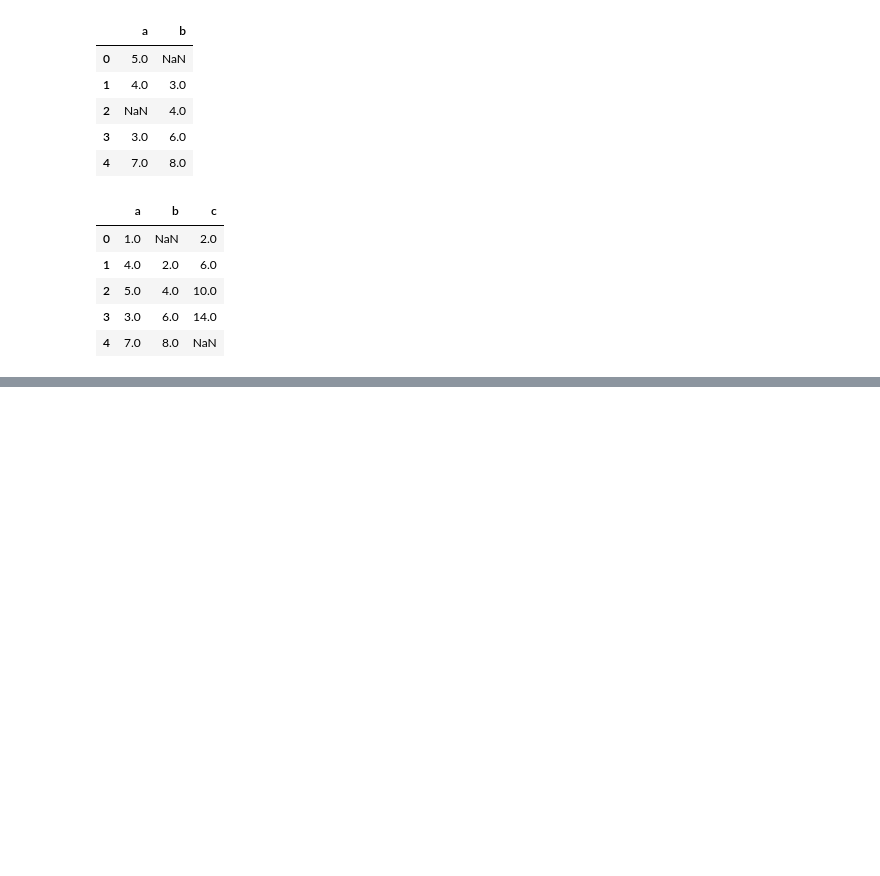
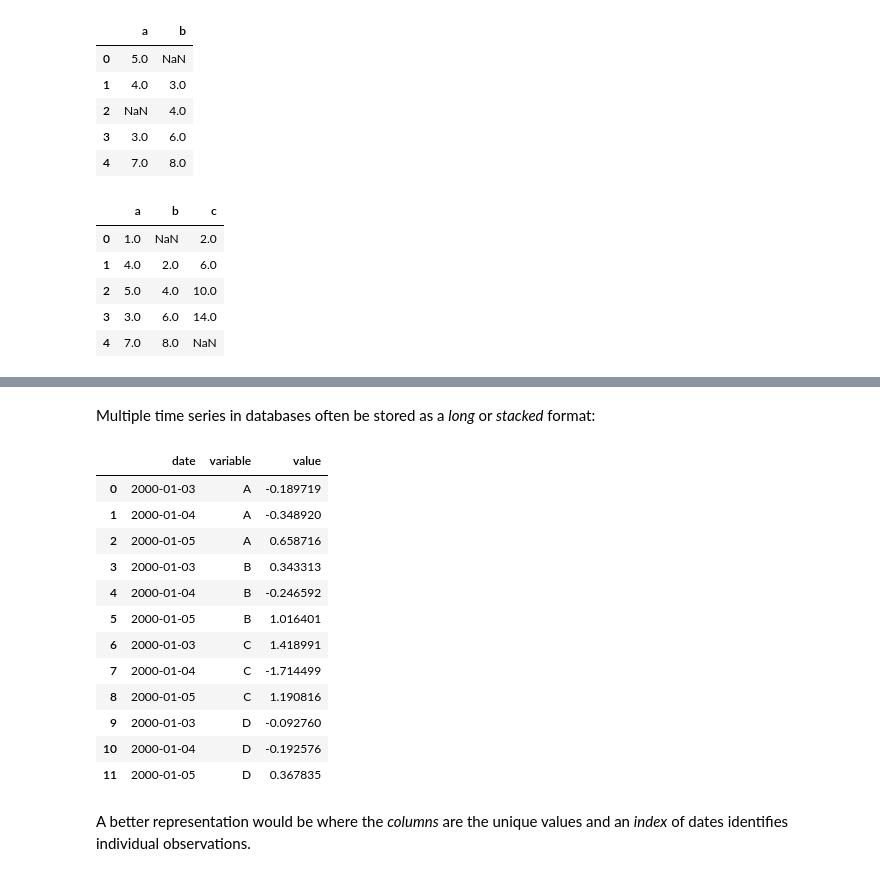
Before and after one commit to dolremi/Python-Notes, a Jupyter notebook: Pandas/Data_Processing.ipynb, the cells around one changed output, grey strips where cells are left out. Cells and saved outputs as stored; diff of their text form; code cells hidden in the pictures; blank space fills up the shorter version.

Commit message:
Finish data transformation

```diff
--- a/Pandas/Data_Processing.ipynb
+++ b/Pandas/Data_Processing.ipynb
@@ -502,0 +508,5 @@ df1.combine_first(df2)
+# %%
+data = pd.DataFrame(np.arange(6).reshape((2, 3)),
+                    index = pd.Index(['Michigan', 'Washington'], name = 'state'),
+                    columns = pd.Index(['one', 'two', 'three'], name = 'number'))
+data
@@ -502,0 +578,28 @@ df1.combine_first(df2)
+# %% [markdown]
+Multiple time series in databases often be stored as a _long_ or _stacked_ format:
+# %%
+import pandas.util.testing as tm; tm.N = 3
+def unpivot(frame):
+    N, K = frame.shape
+    data = {'value': frame.values.ravel('F'),
+            'variable': np.asarray(frame.columns).repeat(N),
+            'date': np.tile(np.asarray(frame.index), K)}
+    return pd.DataFrame(data, columns = ['date', 'variable', 'value'])
+df = unpivot(tm.makeTimeDataFrame())
+df
+# %% [output]
+|  | date | variable | value |
+| 0 | 2000-01-03 | A | -0.189719 |
+| 1 | 2000-01-04 | A | -0.348920 |
+| 2 | 2000-01-05 | A | 0.658716 |
+| 3 | 2000-01-03 | B | 0.343313 |
+| 4 | 2000-01-04 | B | -0.246592 |
+| 5 | 2000-01-05 | B | 1.016401 |
+| 6 | 2000-01-03 | C | 1.418991 |
+| 7 | 2000-01-04 | C | -1.714499 |
+| 8 | 2000-01-05 | C | 1.190816 |
+| 9 | 2000-01-03 | D | -0.092760 |
+| 10 | 2000-01-04 | D | -0.192576 |
+| 11 | 2000-01-05 | D | 0.367835 |
+# %% [markdown]
+A better representation would be where the _columns_ are the unique values and an _index_ of dates identifies individual observations.
```
Also changed, not shown: parts of 65 cells of this notebook.
